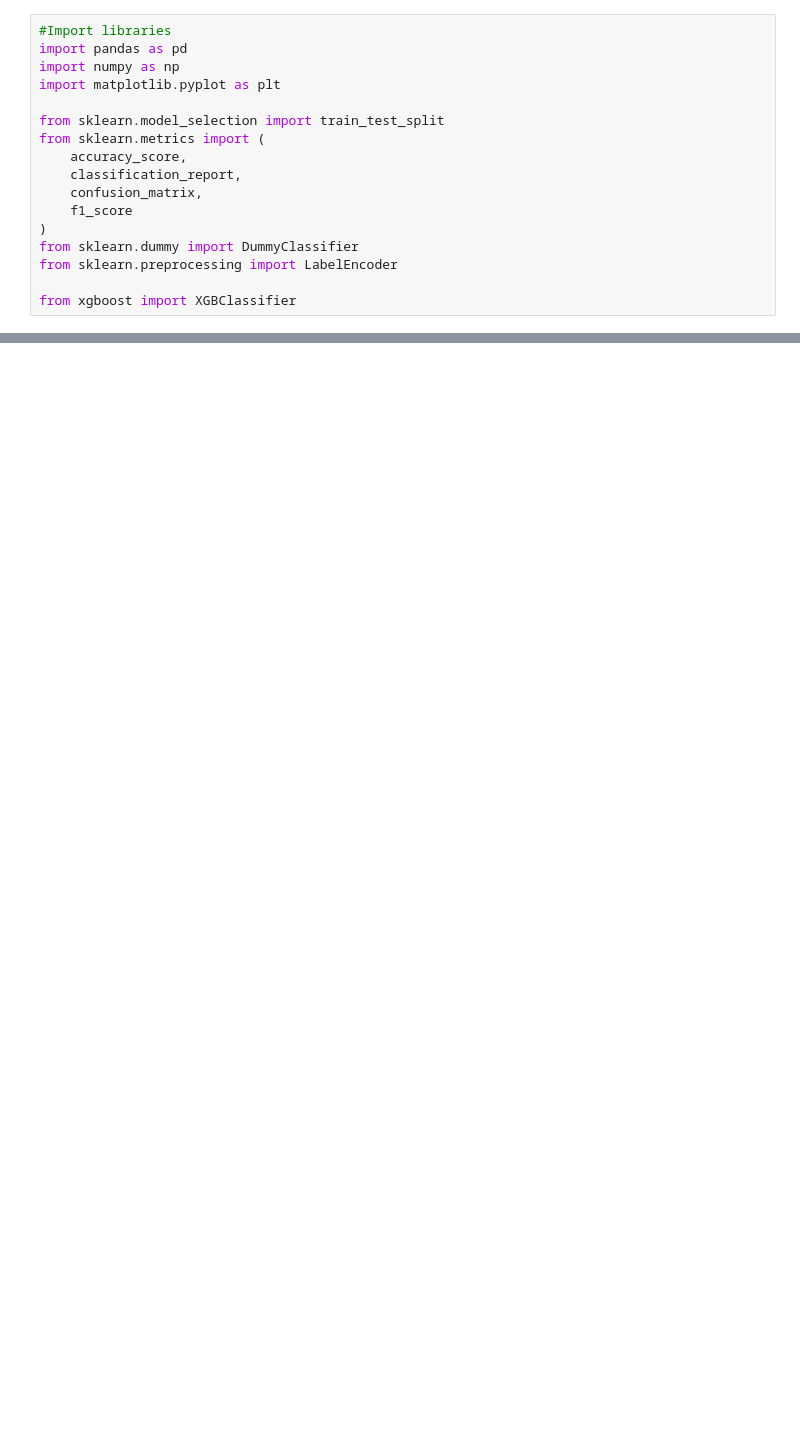
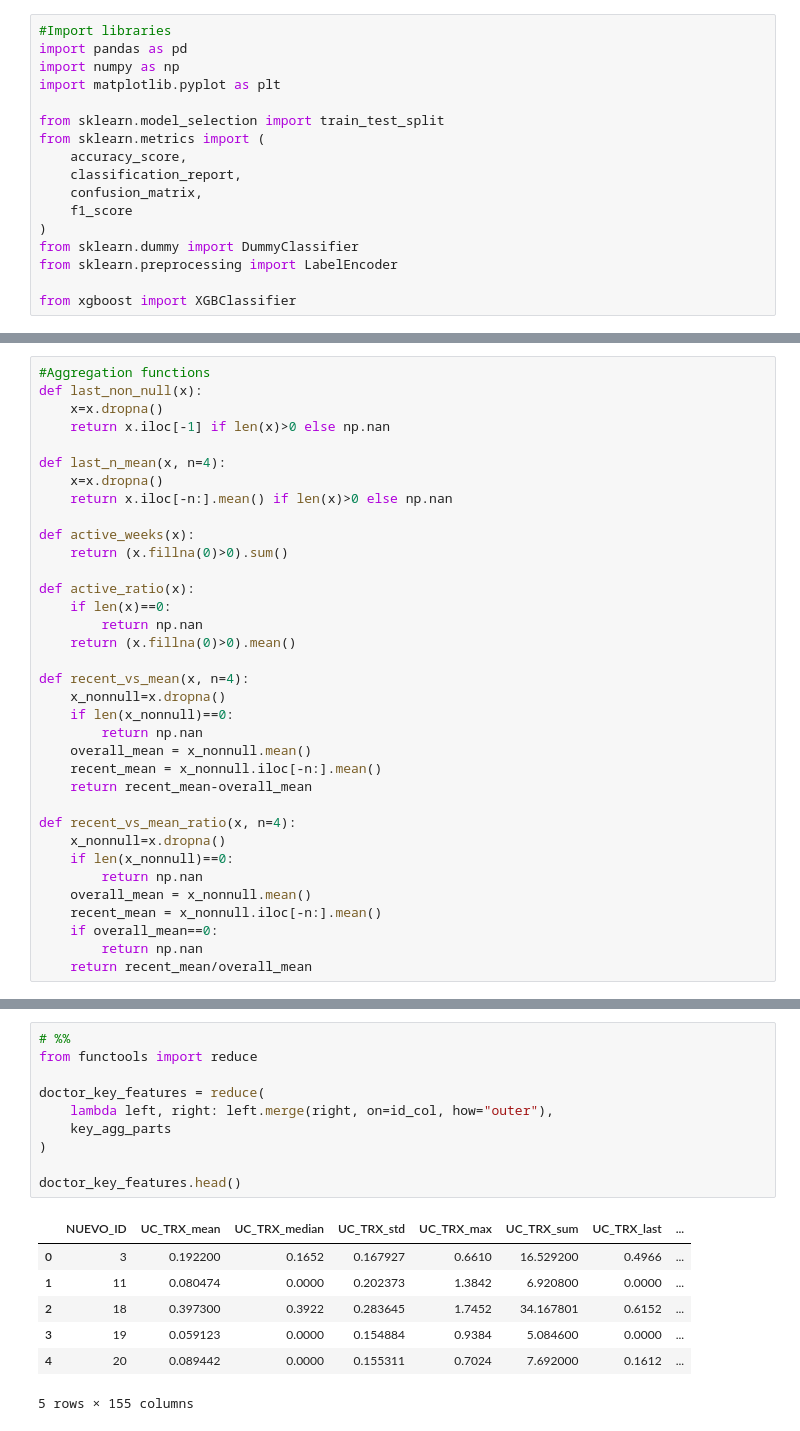
Before and after one commit to david-bazalduaa/Pfizer-segmentation-Ulcerative-Colitis, a Jupyter notebook: XGBoostModel.ipynb, the cells around one changed output, grey strips where cells are left out. Cells and saved outputs as stored; diff of their text form; blank space fills up the shorter version.

Commit message:
Features aggregations

```diff
--- a/XGBoostModel.ipynb
+++ b/XGBoostModel.ipynb
@@ -42,0 +162,35 @@ Unlabeled shape: (776752, 68)
+# %%
+#Aggregation functions
+def last_non_null(x):
+    x=x.dropna()
+    return x.iloc[-1] if len(x)>0 else np.nan
+
+def last_n_mean(x, n=4):
+    x=x.dropna()
+    return x.iloc[-n:].mean() if len(x)>0 else np.nan
+
+def active_weeks(x):
+    return (x.fillna(0)>0).sum()
+
+def active_ratio(x):
+    if len(x)==0:
+        return np.nan
+    return (x.fillna(0)>0).mean()
+
+def recent_vs_mean(x, n=4):
+    x_nonnull=x.dropna()
+    if len(x_nonnull)==0:
+        return np.nan
+    overall_mean = x_nonnull.mean()
+    recent_mean = x_nonnull.iloc[-n:].mean()
+    return recent_mean-overall_mean
+
+def recent_vs_mean_ratio(x, n=4):
+    x_nonnull=x.dropna()
+    if len(x_nonnull)==0:
+        return np.nan
+    overall_mean = x_nonnull.mean()
+    recent_mean = x_nonnull.iloc[-n:].mean()
+    if overall_mean==0:
+        return np.nan
+    return recent_mean/overall_mean
@@ -42,0 +234,18 @@ Unlabeled shape: (776752, 68)
+# %%
+# %%
+from functools import reduce
+
+doctor_key_features = reduce(
+    lambda left, right: left.merge(right, on=id_col, how="outer"),
+    key_agg_parts
+)
+
+doctor_key_features.head()
+# %% [output]
+|  | NUEVO_ID | UC_TRX_mean | UC_TRX_median | UC_TRX_std | UC_TRX_max | UC_TRX_sum | UC_TRX_last | ... |
+| 0 | 3 | 0.192200 | 0.1652 | 0.167927 | 0.6610 | 16.529200 | 0.4966 | ... |
+| 1 | 11 | 0.080474 | 0.0000 | 0.202373 | 1.3842 | 6.920800 | 0.0000 | ... |
+| 2 | 18 | 0.397300 | 0.3922 | 0.283645 | 1.7452 | 34.167801 | 0.6152 | ... |
+| 3 | 19 | 0.059123 | 0.0000 | 0.154884 | 0.9384 | 5.084600 | 0.0000 | ... |
+| 4 | 20 | 0.089442 | 0.0000 | 0.155311 | 0.7024 | 7.692000 | 0.1612 | ... |
+5 rows × 155 columns
```
Also changed, not shown: parts of 32 cells of this notebook.
